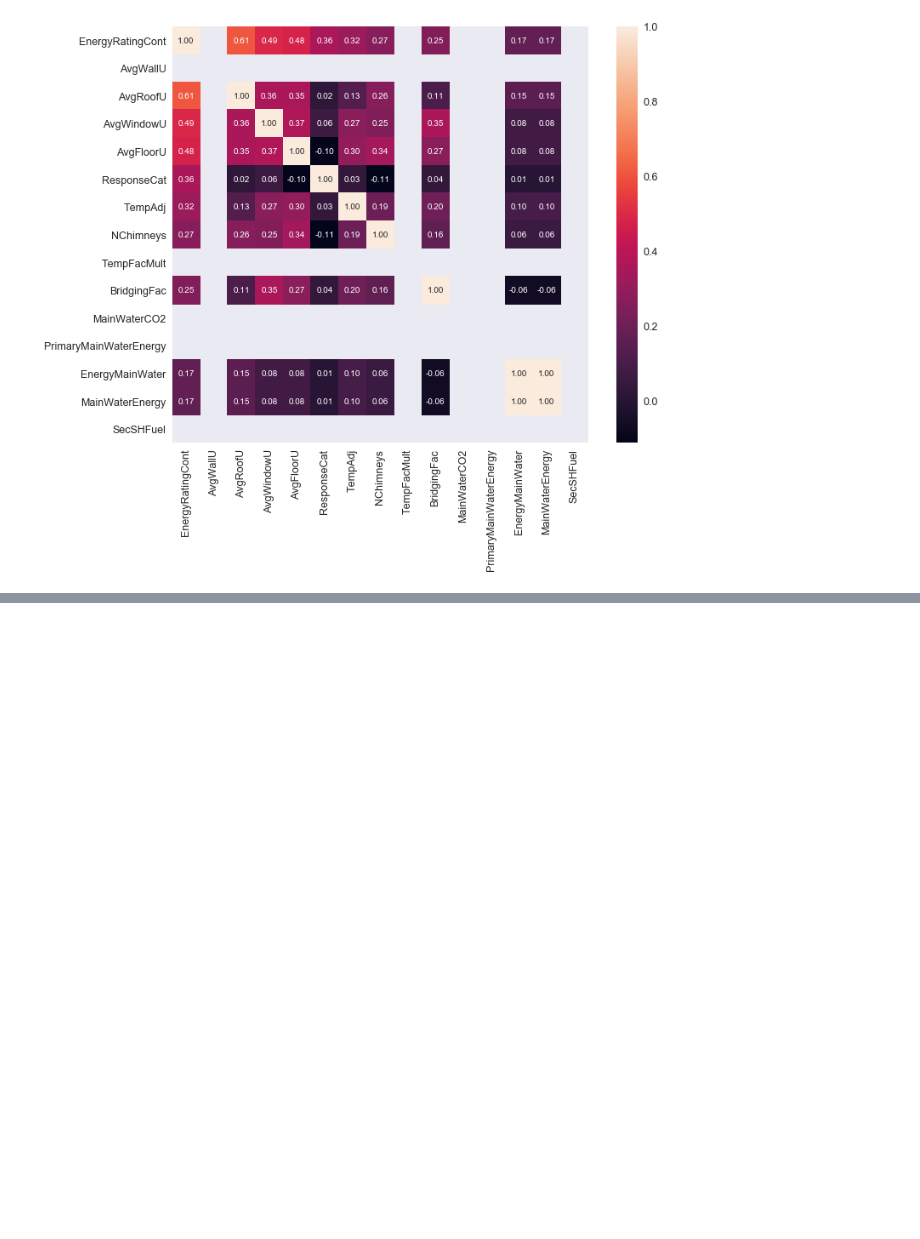
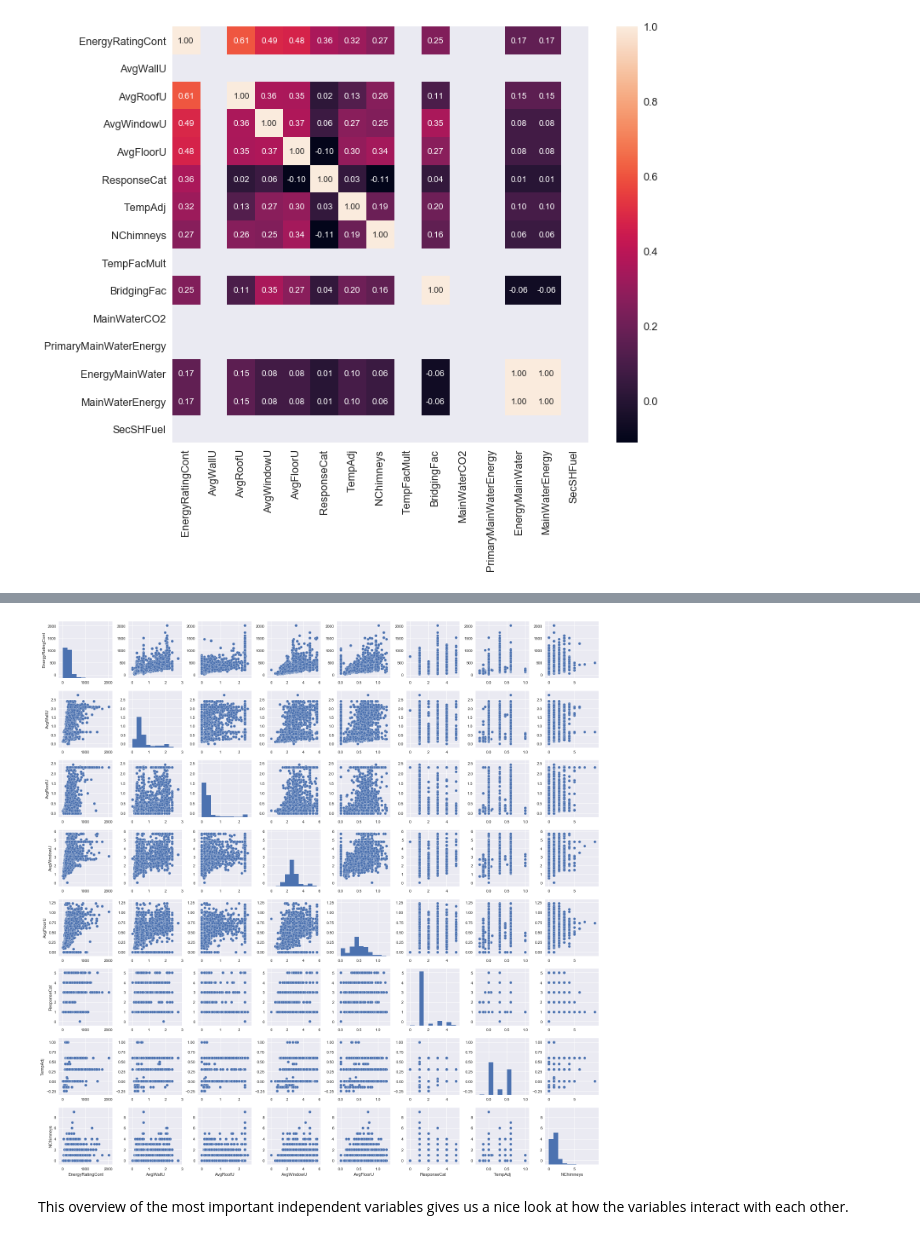
Before and after one commit to mcsweena/AIB-Datahack-2016, a Jupyter notebook: data_exploration_test.ipynb, the cells around one changed output, grey strips where cells are left out. Cells and saved outputs as stored; diff of their text form; code cells hidden in the pictures; blank space fills up the shorter version.

```diff
--- a/data_exploration_test.ipynb
+++ b/data_exploration_test.ipynb
@@ -939,0 +1011,14 @@ plt.show()
+# %%
+#scatterplot
+sns.set()
+cols_to_use = ['EnergyRatingCont', 'AvgWallU', 'AvgRoofU', 'AvgWindowU', 'AvgFloorU',
+       'ResponseCat', 'TempAdj', 'NChimneys']
+#, 'TempFacMult', 'BridgingFac',
+#       'PrimaryMainWaterEnergy','SecSHFuel', 'SecWaterPrimaryEnergy',
+#       'SecSHFrac', 'SecWHFuel']
+sns.pairplot(df[cols_to_use], size = 2.5)
+plt.show();
+# %% [output]
+[figure, added]
+# %% [markdown]
+This overview of the most important independent variables gives us a nice look at how the variables interact with each other.
```
Also changed, not shown: parts of 9 cells of this notebook.
